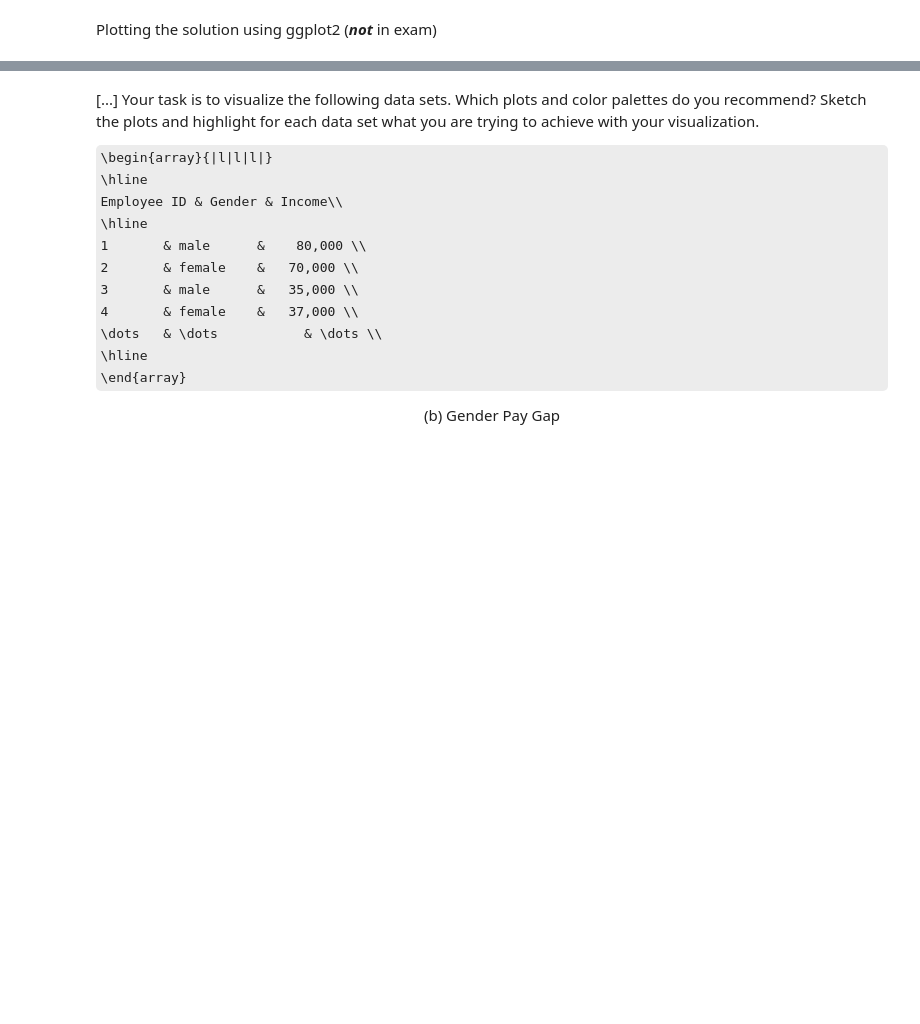
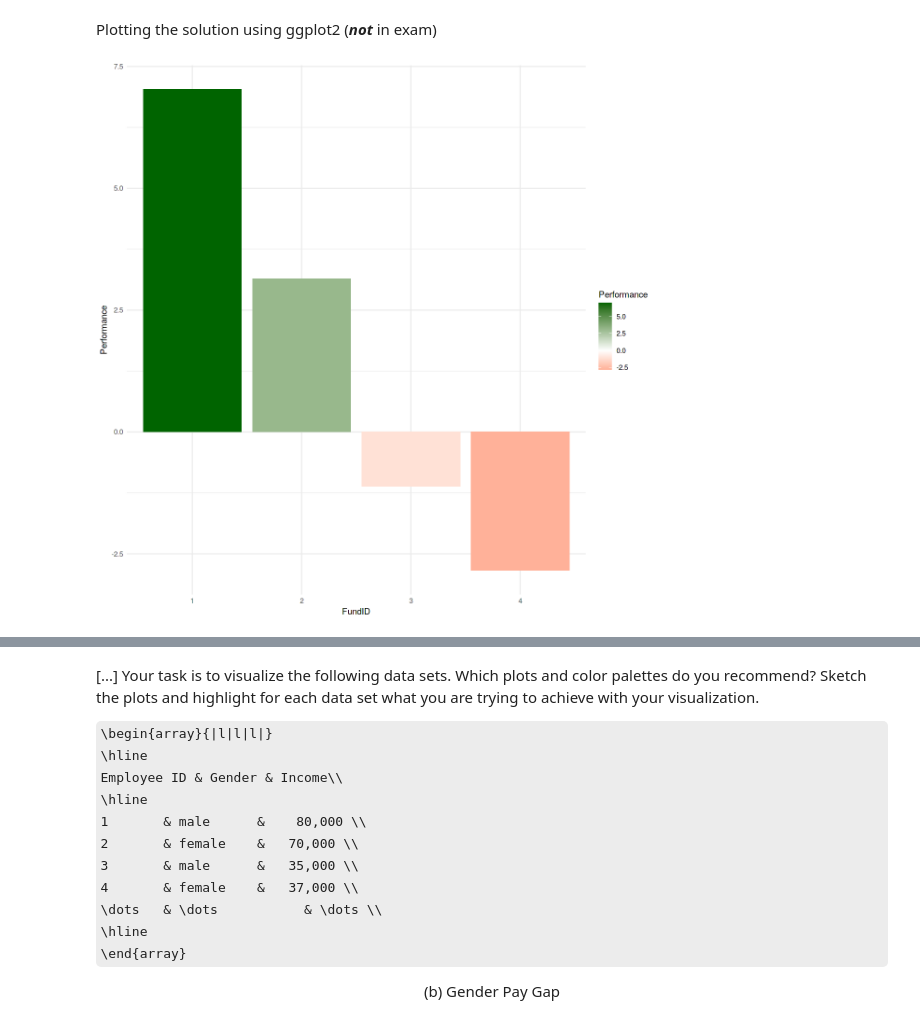
Before and after one commit to wi3jmu/AIS2022, a Jupyter notebook: worksheets/ais22-w05-data-visualization.ipynb, the cells around one changed output, grey strips where cells are left out. Cells and saved outputs as stored; diff of their text form; code cells hidden in the pictures; some formulas as TeX source; blank space fills up the shorter version.

```diff
--- a/worksheets/ais22-w05-data-visualization.ipynb
+++ b/worksheets/ais22-w05-data-visualization.ipynb
@@ -671,0 +708,9 @@ asset_performance <- tribble(
+# %%
+# Write your code here
+asset_performance %>%
+    ggplot() +
+    geom_bar(mapping = aes(x=FundID, y=Performance,  fill=Performance), stat='identity') +
+    scale_fill_gradient2(low='red', high='darkgreen', mid = 'white', midpoint = 0) +
+    theme_minimal()
+# %% [output]
+[figure, added]
```
Also changed, not shown: parts of 44 cells of this notebook.
